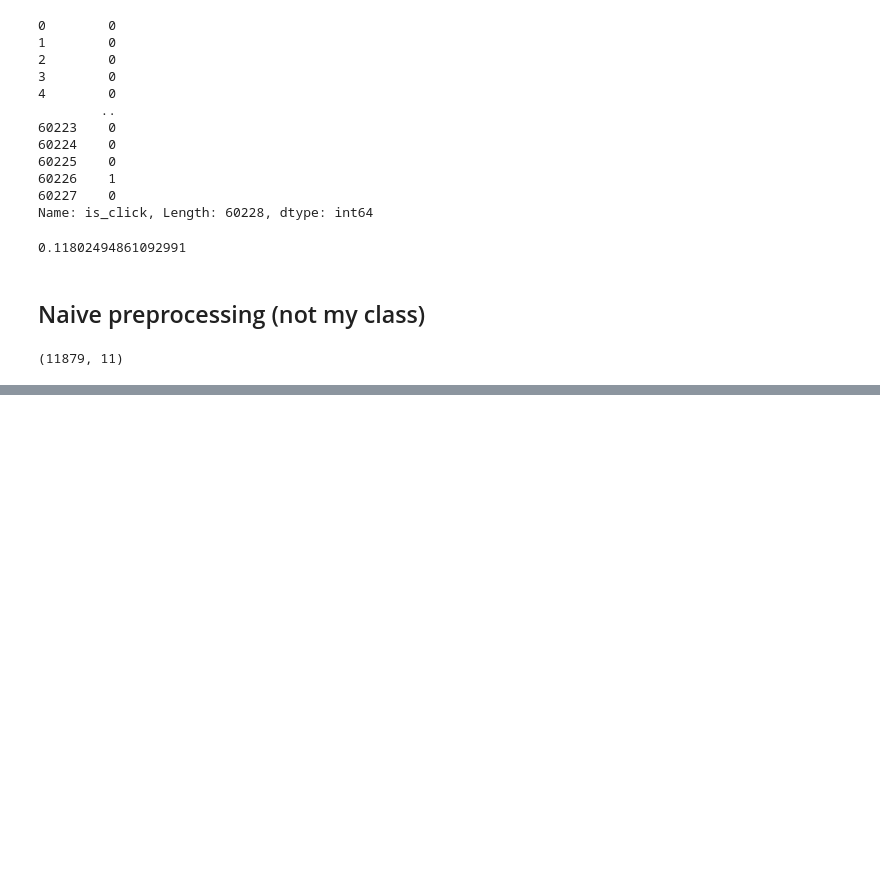
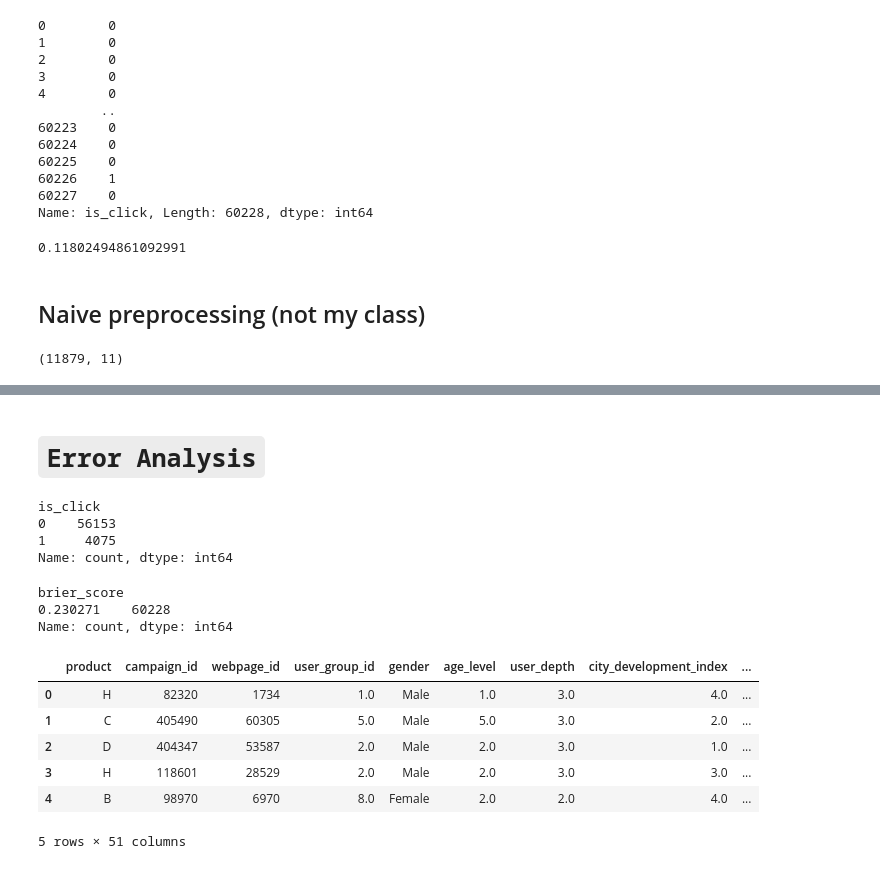
Before and after one commit to bagel-not-kaggle/YDATA-kaggle-assignment, a Jupyter notebook: notebooks/Exploring.ipynb, the cells around one changed output, grey strips where cells are left out. Drawn from its saved outputs; the diff is of its cells as text; code cells hidden in the pictures; blank space fills up the shorter version.

```diff
--- a/notebooks/Exploring.ipynb
+++ b/notebooks/Exploring.ipynb
@@ -1383,0 +1434,2 @@ print(f1_score(y_test_2, y_pred_LR))
+# %% [markdown]
+# `Error Analysis`
@@ -1383,0 +1443,23 @@ print(f1_score(y_test_2, y_pred_LR))
+# %%
+y_test.value_counts()
+# %% [output]
+is_click
+0    56153
+1     4075
+Name: count, dtype: int64
+# %%
+error_analysis_df['brier_score'].value_counts()
+# %% [output]
+brier_score
+0.230271    60228
+Name: count, dtype: int64
+# %%
+error_analysis_df.head()
+# %% [output]
+|  | product | campaign_id | webpage_id | user_group_id | gender | age_level | user_depth | city_development_index | ... |
+| 0 | H | 82320 | 1734 | 1.0 | Male | 1.0 | 3.0 | 4.0 | ... |
+| 1 | C | 405490 | 60305 | 5.0 | Male | 5.0 | 3.0 | 2.0 | ... |
+| 2 | D | 404347 | 53587 | 2.0 | Male | 2.0 | 3.0 | 1.0 | ... |
+| 3 | H | 118601 | 28529 | 2.0 | Male | 2.0 | 3.0 | 3.0 | ... |
+| 4 | B | 98970 | 6970 | 8.0 | Female | 2.0 | 2.0 | 4.0 | ... |
+5 rows × 51 columns
```
Also changed, not shown: parts of 20 cells of this notebook, 1 other file.
